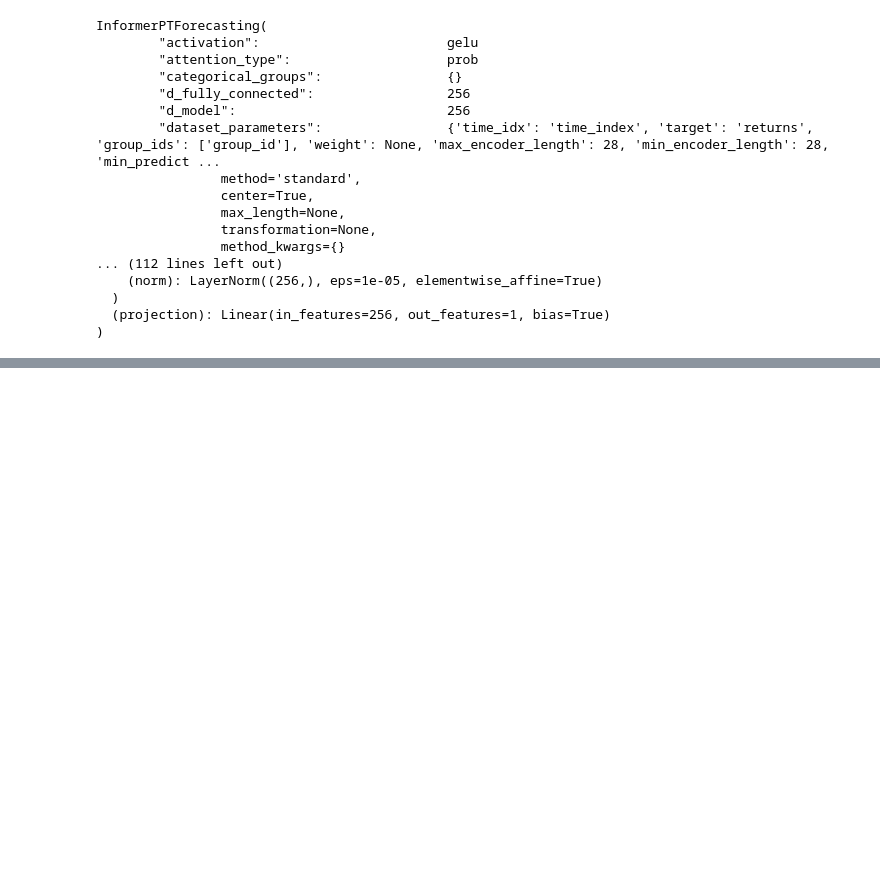
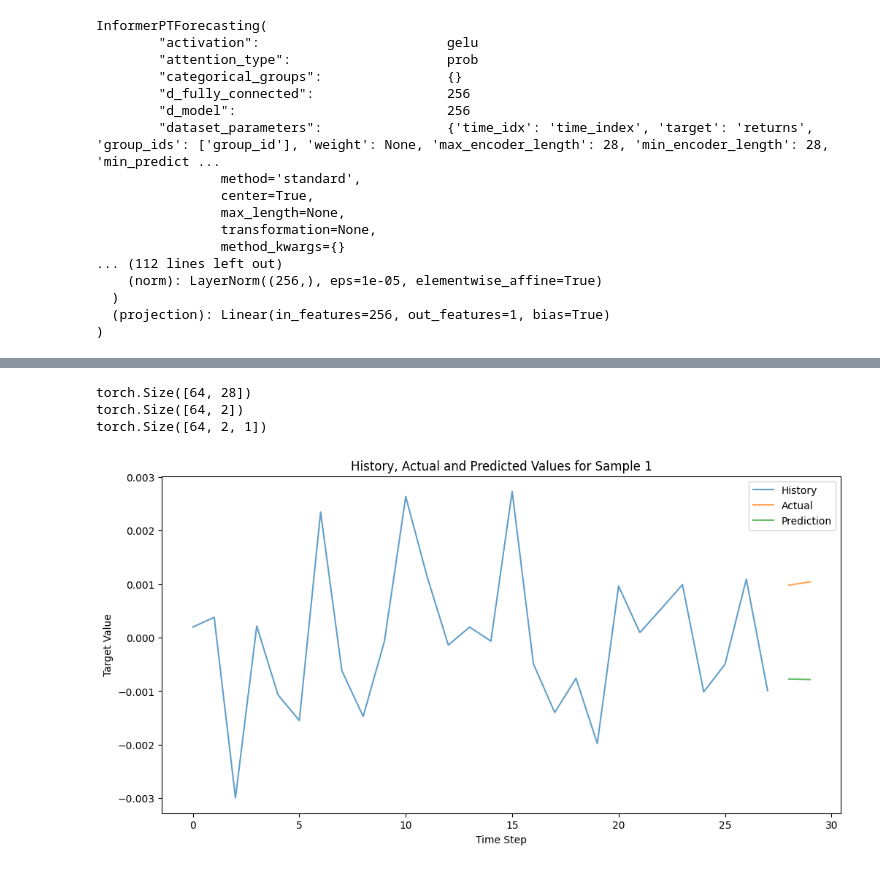
Before and after one commit to anton-voron/informer-validation, a Jupyter notebook: notebooks/model_validation.ipynb, the cells around one changed output, grey strips where cells are left out. Drawn from its saved outputs; the diff is of its cells as text; code cells hidden in the pictures; blank space fills up the shorter version.

```diff
--- a/notebooks/model_validation.ipynb
+++ b/notebooks/model_validation.ipynb
@@ -360,0 +367,31 @@ Model Performance Metrics:
+# %%
+with torch.no_grad():
+    X, y = next(iter(test_loader))
+
+    # Move batch to device and get predictions
+    # X = {k: v for k, v in X.items() if k != "encoder_target"}
+
+    x_device = {k: v.to(device) if isinstance(v, torch.Tensor) else v for k, v in X.items()}
+    predicitons = model(x_device)
+    print(X['encoder_target'].shape)
+    print(y[0].shape)
+    print(predicitons['prediction'].shape)
+
+    IDX = 1  # Index of the sample to visualize
+    history = X['encoder_target'][IDX].cpu().numpy()
+    autual = y[0][IDX].cpu().numpy()
+    prediction = predicitons['prediction'][IDX].cpu().numpy().flatten()
+
+    plt.figure(figsize=(12, 6))
+    plt.plot(history, label="History", alpha=0.7)
+    plt.plot(np.arange(len(history), len(history) + len(autual)), autual, label="Actual", alpha=0.7)
+    plt.plot(np.arange(len(history), len(history) + len(prediction)), prediction, label="Prediction", alpha=0.7)
+    plt.xlabel("Time Step")
+    plt.ylabel("Target Value")
+    plt.title(f"History, Actual and Predicted Values for Sample {IDX}")
+    plt.legend()
+# %% [output]
+torch.Size([64, 28])
+torch.Size([64, 2])
+torch.Size([64, 2, 1])
+[figure, added]
```
Also changed, not shown: parts of 5 cells of this notebook, 10 other files.
